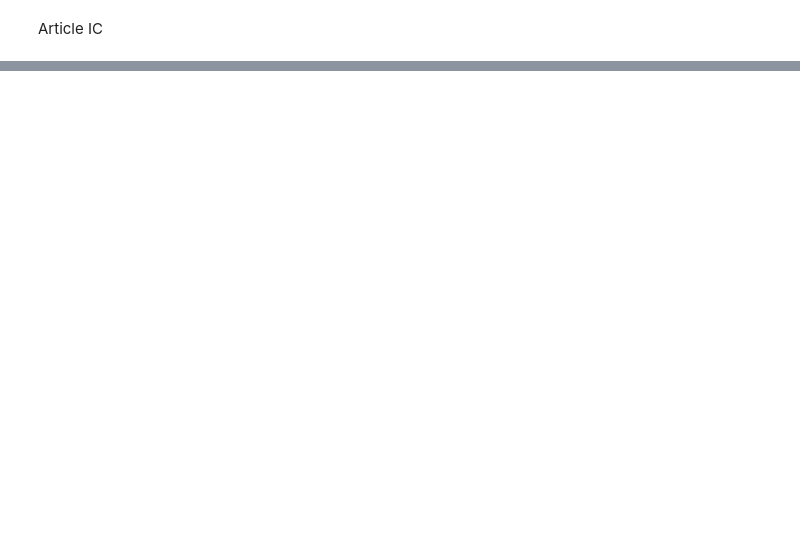
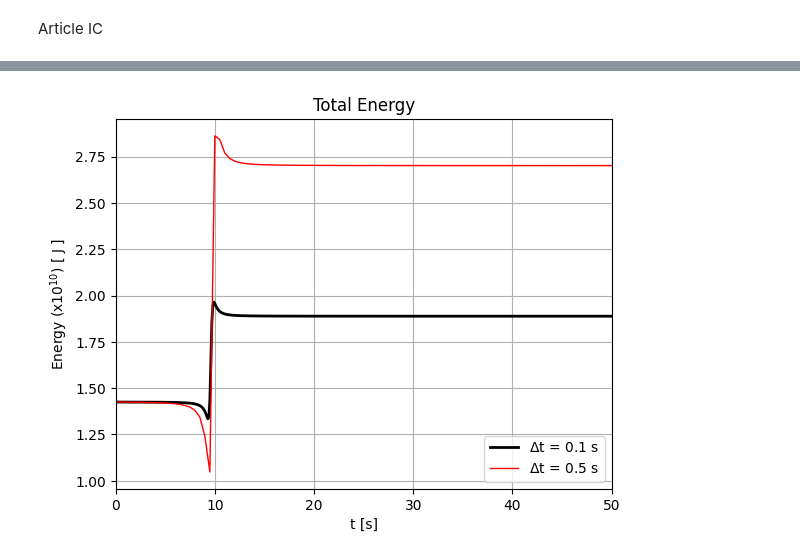
Before and after one commit to marcoboscato/celestial_mechanics, a Jupyter notebook: Homeworks/HW3/boscatomarco_hw3.ipynb, the cells around one changed output, grey strips where cells are left out. Cells and saved outputs as stored; diff of their text form; code cells hidden in the pictures; blank space fills up the shorter version.

```diff
--- a/Homeworks/HW3/boscatomarco_hw3.ipynb
+++ b/Homeworks/HW3/boscatomarco_hw3.ipynb
@@ -68,0 +85,16 @@ plt.grid()
+# %%
+system_energy = system_energy/1e10
+system_energy_2 = system_energy_2/1e10
+# %%
+# plot the energy
+plt.figure()
+plt.title('Total Energy')
+plt.plot(time, system_energy, 'black', label='$\Delta$t = 0.1 s', linewidth=2)
+plt.plot(time_2, system_energy_2, 'red', label='$\Delta$t = 0.5 s', linewidth=1)
+plt.xlabel('t [s]')
+plt.ylabel('Energy (x$10^{10}$) [ J ]')
+plt.xlim(0, 50)
+plt.legend()
+plt.grid()
+# %% [output]
+[figure, added]
```
Also changed, not shown: parts of 16 cells of this notebook, 1 other file.
